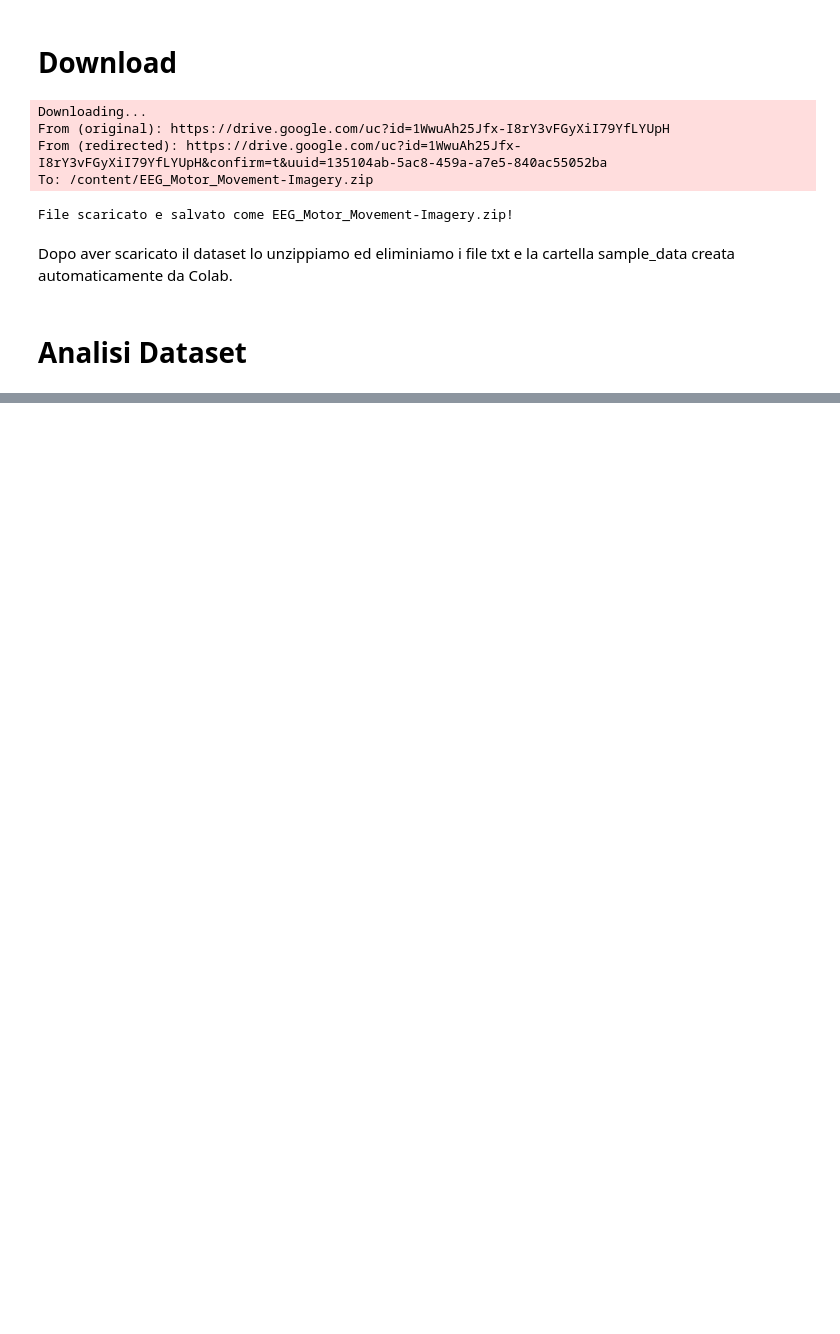
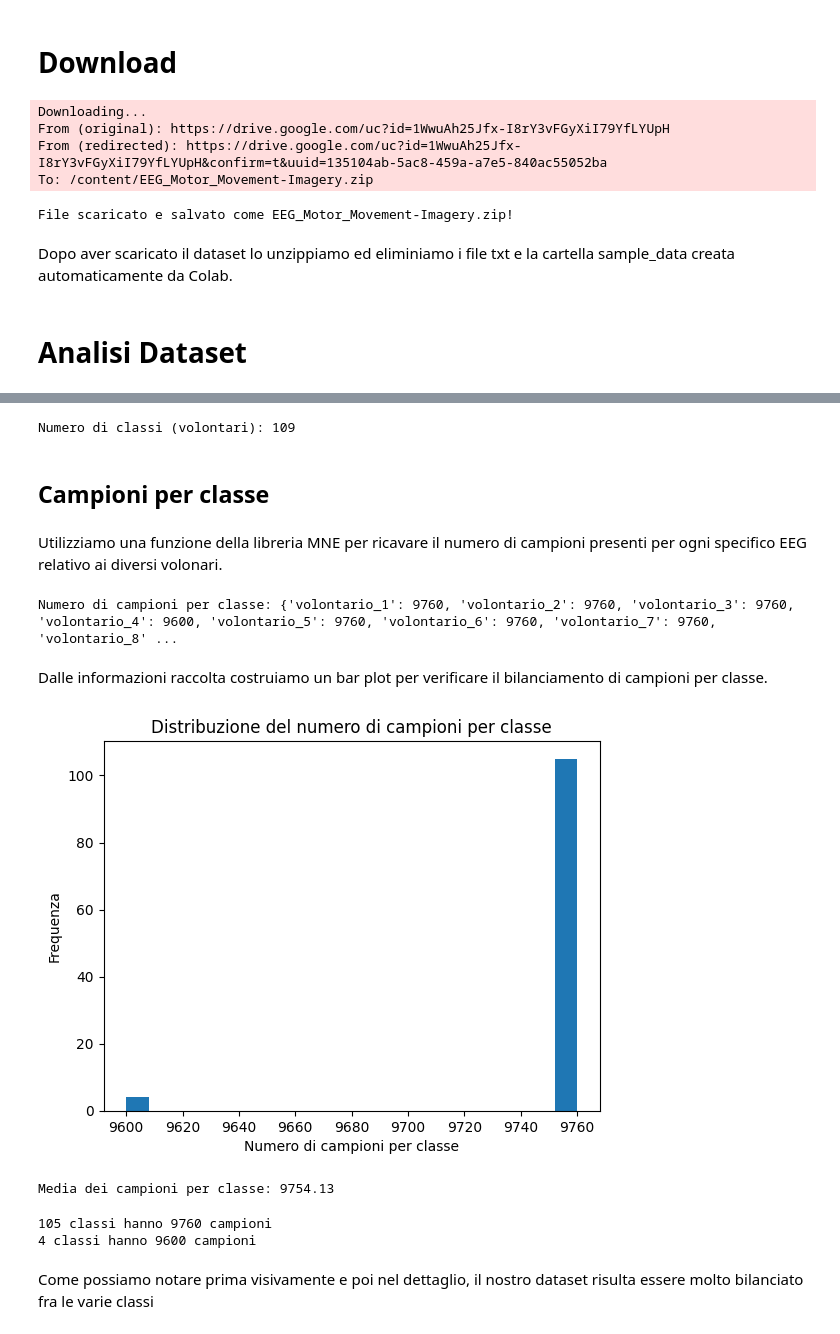
Before and after one commit to Cipe96/EEG-Recognition, a Jupyter notebook: Analisi_Dataset.ipynb, the cells around one changed output, grey strips where cells are left out. Saved outputs shown, nothing was run; the diff lists cells and outputs as text; code cells hidden in the pictures; blank space fills up the shorter version.

Commit message:
Versione quasi definitiva dell'analisi del dataset

```diff
--- a/Analisi_Dataset.ipynb
+++ b/Analisi_Dataset.ipynb
@@ -76,0 +88,50 @@ Dopo aver scaricato il dataset lo unzippiamo ed eliminiamo i file txt e la carte
+# %%
+dataset_path = '/content/EEG_T0/'
+files = os.listdir(dataset_path)
+classi = [f'volontario_{i+1}' for i in range(len(files))]
+print(f"Numero di classi (volontari): {len(classes)}")
+# %% [output]
+Numero di classi (volontari): 109
+# %% [markdown]
+## Campioni per classe
+# %% [markdown]
+Utilizziamo una funzione della libreria MNE per ricavare il numero di campioni presenti per ogni specifico EEG relativo ai diversi volonari.
+# %%
+%%capture
+campioni_per_classe = {}
+for i, file in enumerate(files):
+    raw_data = mne.io.read_raw_edf(f"{dataset_path}/{file}", preload=True)
+    campioni_per_classe[classi[i]] = raw_data.n_times
+# %%
+print("Numero di campioni per classe:", campioni_per_classe)
+# %% [output]
+Numero di campioni per classe: {'volontario_1': 9760, 'volontario_2': 9760, 'volontario_3': 9760, 'volontario_4': 9600, 'volontario_5': 9760, 'volontario_6': 9760, 'volontario_7': 9760, 'volontario_8' ...
+# %% [markdown]
+Dalle informazioni raccolta costruiamo un bar plot per verificare il bilanciamento di campioni per classe.
+# %%
+# Lista dei campioni per ogni volontario
+counts = list(campioni_per_classe.values())
+plt.hist(counts, bins=20)
+plt.xlabel("Numero di campioni per classe")
+plt.ylabel("Frequenza")
+plt.title("Distribuzione del numero di campioni per classe")
+plt.show()
+
+# Analisi di bilanciamento
+media_campioni = sum(counts) / len(counts)
+print(f"Media dei campioni per classe: {media_campioni:.2f}")
+# %% [output]
+[figure, added]
+Media dei campioni per classe: 9754.13
+# %%
+# Conta le occorrenze di ciascun numero di campioni
+conteggio_campioni = Counter(campioni_per_classe.values())
+
+# Stampa il numero di classi per ciascun numero di campioni
+for numero_campioni, numero_classi in conteggio_campioni.items():
+    print(f"{numero_classi} classi hanno {numero_campioni} campioni")
+# %% [output]
+105 classi hanno 9760 campioni
+4 classi hanno 9600 campioni
+# %% [markdown]
+Come possiamo notare prima visivamente e poi nel dettaglio, il nostro dataset risulta essere molto bilanciato fra le varie classi
```
Also changed, not shown: parts of 7 cells of this notebook.
